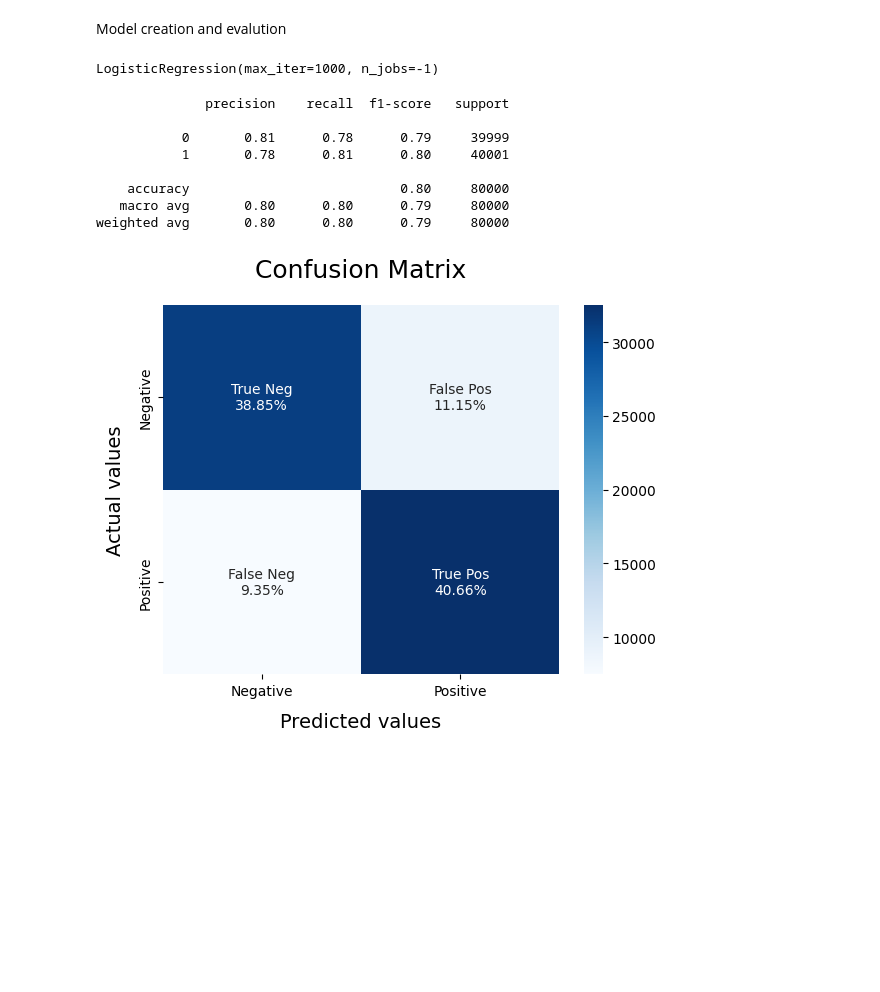
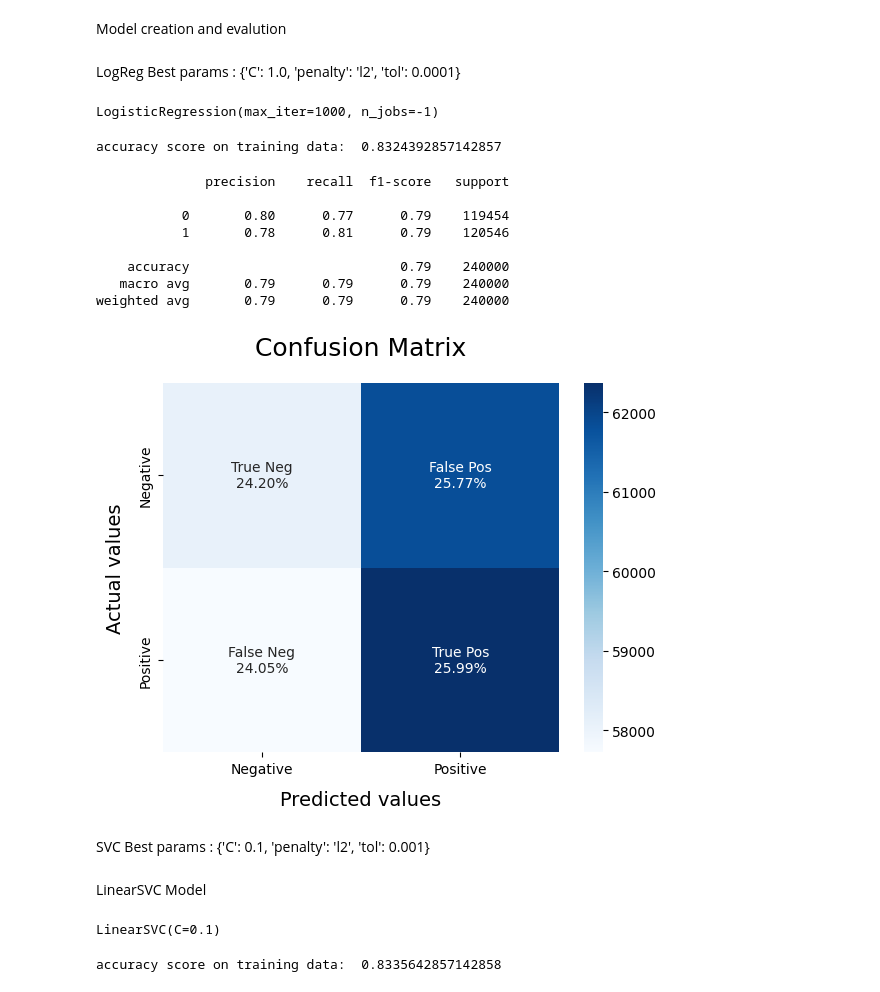
Before and after one commit to livio-24/TwitterSentimentAnalysis, a Jupyter notebook: TwitterSentimentAnalysis.ipynb, the cells around one changed output. Drawn from its saved outputs; the diff is of its cells as text; code cells hidden in the pictures; blank space fills up the shorter version.

Commit message:
base models trained and tuned

```diff
--- a/TwitterSentimentAnalysis.ipynb
+++ b/TwitterSentimentAnalysis.ipynb
@@ -483,0 +522,3 @@ processedtext = list(np.load('/content/drive/MyDrive/processedtext.npy'))
+# %%
+#add cleaned text as new column
+twitter_data['clean_text'] = processedtext
@@ -558,0 +683,6 @@ Data Split done.
+# %%
+# Assuming X is your feature matrix and y is your target variable
+X_train, X_temp, y_train, y_temp = train_test_split(twitter_data['clean_text'], twitter_data['sentiment'], test_size=0.3, random_state=42)
+
+# Now, split the temporary set into validation and test sets
+X_val, X_test, y_val, y_test = train_test_split(X_temp, y_temp, test_size=0.5, random_state=42)
@@ -580,6 +716,7 @@ No. of feature_words:  500000
 Transforming the dataset
 # %%
 X_train = vectoriser.transform(X_train)
+X_val  = vectoriser.transform(X_val)
 X_test  = vectoriser.transform(X_test)
 print(f'Data Transformed.')
 # %% [output]
@@ -587,13 +724,13 @@ Data Transformed.
 # %% [markdown]
 Model creation and evalution
 # %%
-def model_Evaluate(model):
+def model_Evaluate(model, X, y):
 
     # Predict values for Test dataset
-    y_pred = model.predict(X_test)
+    y_pred = model.predict(X)
 
     # Print the evaluation metrics for the dataset.
-    print(classification_report(y_test, y_pred))
+    print(classification_report(y, y_pred))
 
     # Compute and plot the Confusion matrix
     cf_matrix = confusion_matrix(y_test, y_pred)
@@ -611,6 +748,8 @@ def model_Evaluate(model):
     plt.xlabel("Predicted values", fontdict = {'size':14}, labelpad = 10)
     plt.ylabel("Actual values"   , fontdict = {'size':14}, labelpad = 10)
     plt.title ("Confusion Matrix", fontdict = {'size':18}, pad = 20)
+# %% [markdown]
+LogReg Best params :  {'C': 1.0, 'penalty': 'l2', 'tol': 0.0001}
 # %%
 LRmodel = LogisticRegression(max_iter = 1000, n_jobs=-1)
 LRmodel.fit(X_train, y_train)
@@ -619,12 +761,25 @@ LogisticRegression(max_iter=1000, n_jobs=-1)
+# %%
+print('accuracy score on training data: ', training_data_accuracy)
+# %% [output]
+accuracy score on training data:  0.8324392857142857
 # %%
-model_Evaluate(LRmodel)
+model_Evaluate(LRmodel, X_val, y_val)
 # %% [output]
               precision    recall  f1-score   support
 
-           0       0.81      0.78      0.79     39999
-           1       0.78      0.81      0.80     40001
+           0       0.80      0.77      0.79    119454
+           1       0.78      0.81      0.79    120546
 
-    accuracy                           0.80     80000
-   macro avg       0.80      0.80      0.79     80000
-weighted avg       0.80      0.80      0.79     80000
+    accuracy                           0.79    240000
+   macro avg       0.79      0.79      0.79    240000
+weighted avg       0.79      0.79      0.79    240000
-[figure, old version]
+[figure, new version]
+# %% [markdown]
+SVC Best params : {'C': 0.1, 'penalty': 'l2', 'tol': 0.001}
+# %% [markdown]
+LinearSVC Model
+# %%
+SVCmodel = LinearSVC(C = 0.1, tol = 0.0001)
+SVCmodel.fit(X_train, y_train)
+# %% [output]
+LinearSVC(C=0.1)
@@ -630,0 +789,4 @@ weighted avg       0.80      0.80      0.79     80000
+# %%
+print('accuracy score on training data: ', training_data_accuracy)
+# %% [output]
+accuracy score on training data:  0.8335642857142858
```
Also changed, not shown: parts of 52 cells of this notebook.
